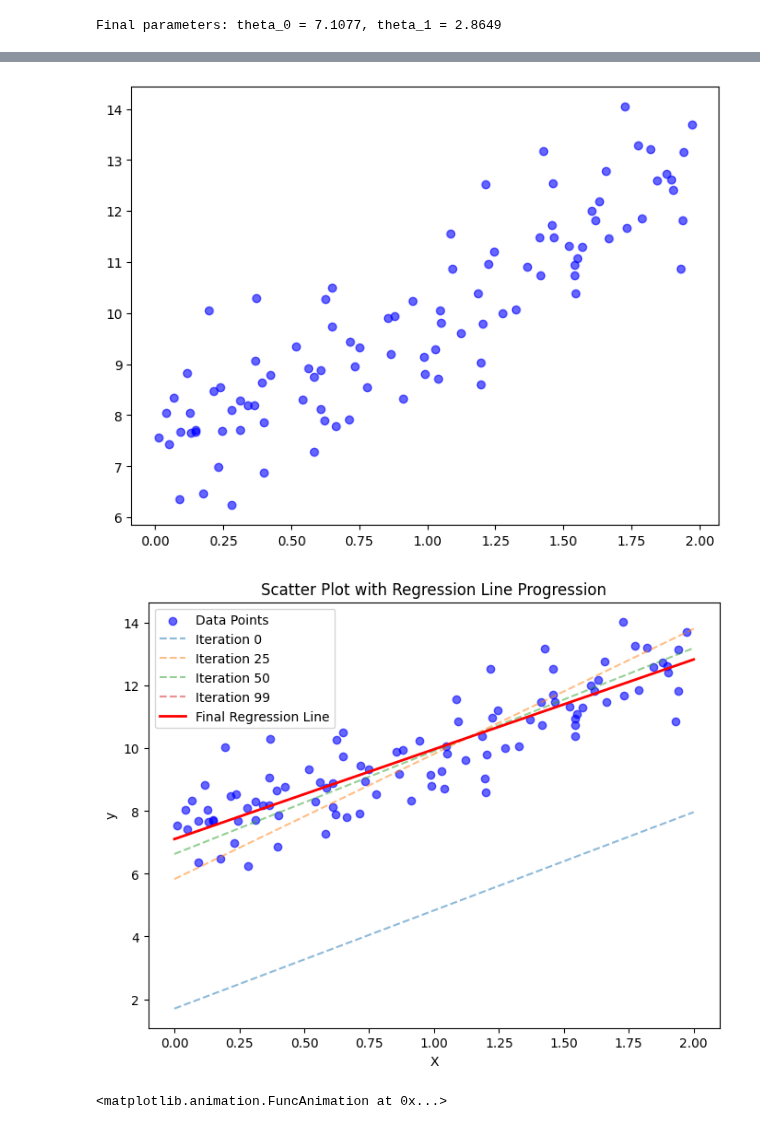
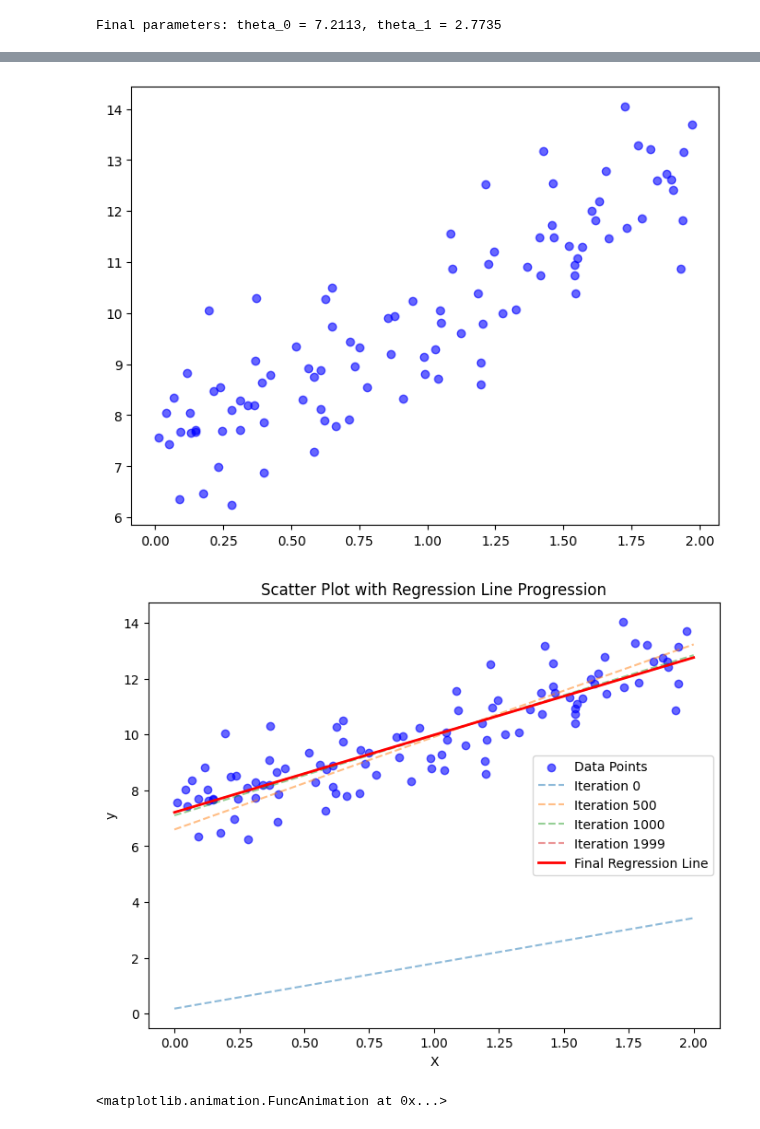
Before and after one commit to zhou1126/Marquette_teaching_finance, a Jupyter notebook: class6_gradient_descent.ipynb, the cells around one changed output, grey strips where cells are left out. Saved outputs shown, nothing was run; the diff lists cells and outputs as text; code cells hidden in the pictures.

```diff
--- a/class6_gradient_descent.ipynb
+++ b/class6_gradient_descent.ipynb
@@ -9,8 +9,8 @@ y = 3 * X + 7 + np.random.randn(100, 1)  # Adding some noise
 
 # Initialize parameters (weights and bias)
 theta = np.random.randn(2, 1)  # Random initialization
-learning_rate = 0.1
-iterations = 100
+learning_rate = 0.01
+iterations = 2000
 
 # Add bias term (X_0 = 1)
 X_b = np.c_[np.ones((100, 1)), X]  # Shape (100,2) for bias and X
@@ -85,4 +85,4 @@ plt.title("Scatter Plot with Regression Line Progression")
 plt.legend()
 plt.show()
 # %% [output]
-Final parameters: theta_0 = 7.1077, theta_1 = 2.8649
+Final parameters: theta_0 = 7.2113, theta_1 = 2.7735
@@ -91,5 +91,5 @@ Final parameters: theta_0 = 7.1077, theta_1 = 2.8649
 [figure]
-[figure, old version]
+[figure, new version]
 # %%
 ani
 # %% [output]
```
Also changed, not shown: parts of 1 cell of this notebook, 1 other file.
